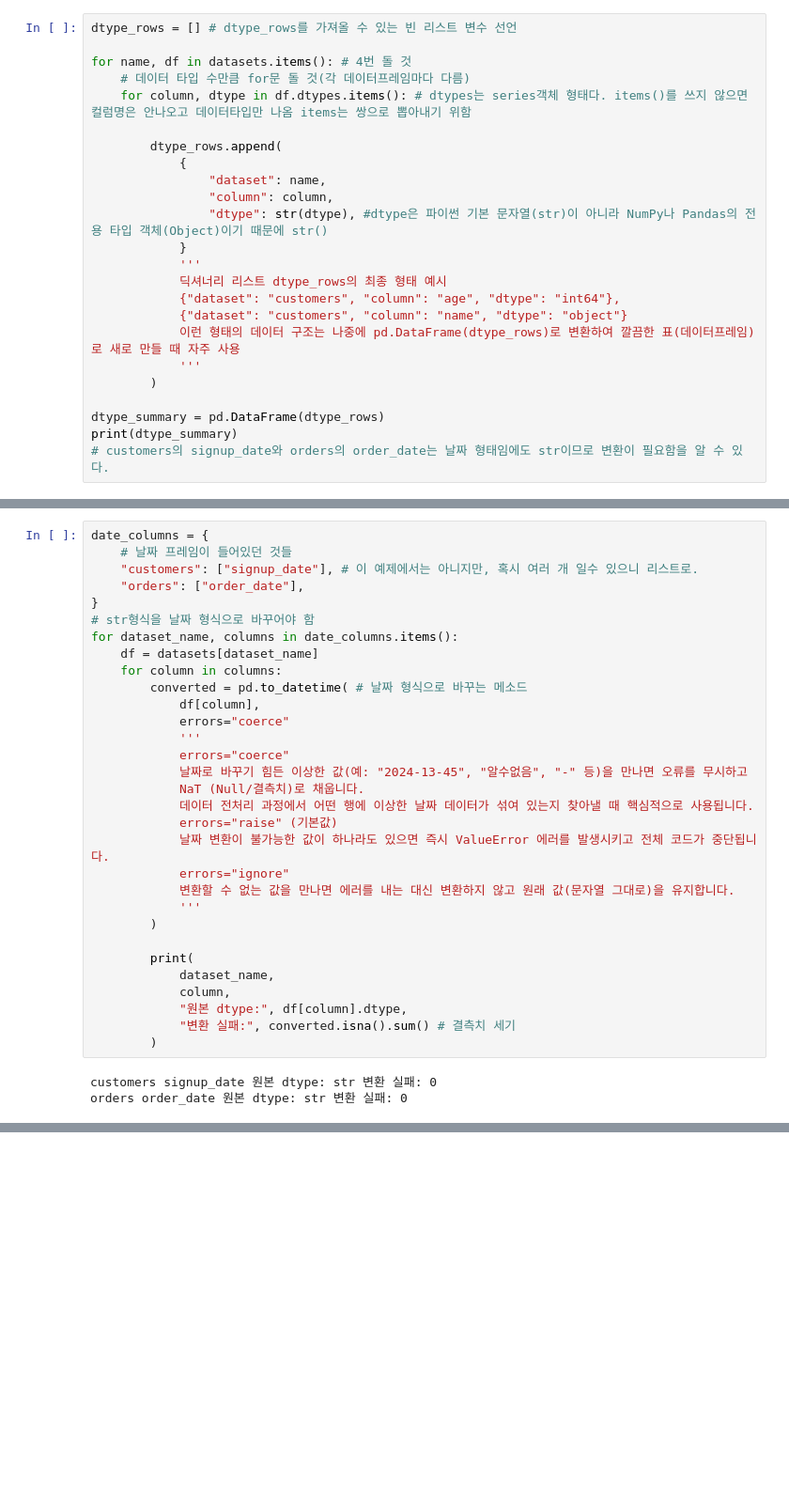
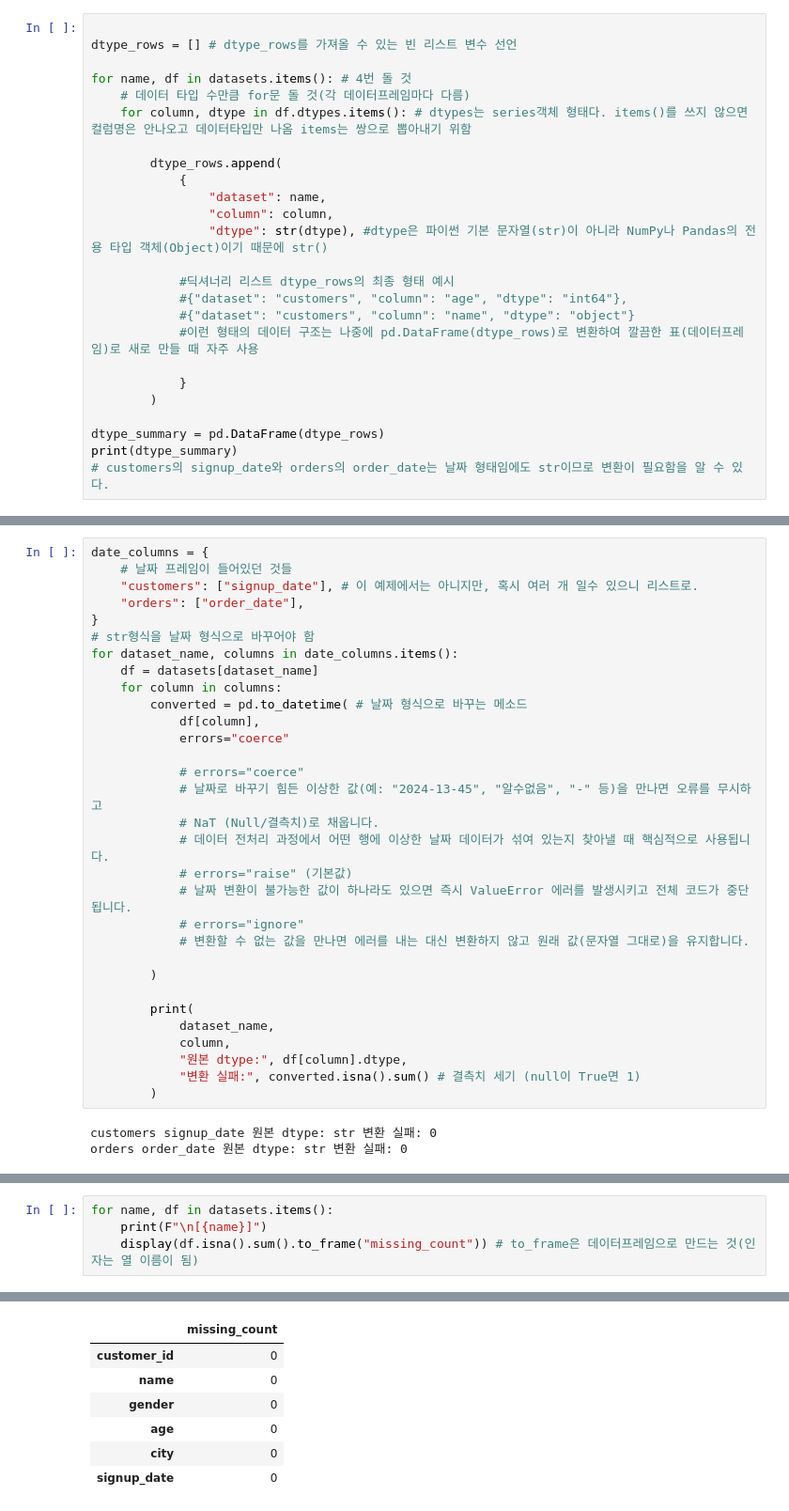
Before and after one commit to kixxuya/ai-data-analysis, a Jupyter notebook: notebooks/ch03_data_overview.ipynb, the cells around one changed output, grey strips where cells are left out. Shown at 94% size. Drawn from its saved outputs; the diff is of its cells as text; blank space fills up the shorter version.

```diff
--- a/notebooks/ch03_data_overview.ipynb
+++ b/notebooks/ch03_data_overview.ipynb
@@ -275,6 +275,7 @@ memory usage: 30.0 KB
 # %% [markdown]
 ## 48. dtype 요약표
 # %%
+
 dtype_rows = [] # dtype_rows를 가져올 수 있는 빈 리스트 변수 선언
 
 for name, df in datasets.items(): # 4번 돌 것
@@ -286,13 +287,13 @@ for name, df in datasets.items(): # 4번 돌 것
                 "dataset": name,
                 "column": column,
                 "dtype": str(dtype), #dtype은 파이썬 기본 문자열(str)이 아니라 NumPy나 Pandas의 전용 타입 객체(Object)이기 때문에 str()
+
+            #딕셔너리 리스트 dtype_rows의 최종 형태 예시
+            #{"dataset": "customers", "column": "age", "dtype": "int64"},
+            #{"dataset": "customers", "column": "name", "dtype": "object"}
+            #이런 형태의 데이터 구조는 나중에 pd.DataFrame(dtype_rows)로 변환하여 깔끔한 표(데이터프레임)로 새로 만들 때 자주 사용
+
             }
-            '''
-            딕셔너리 리스트 dtype_rows의 최종 형태 예시
-            {"dataset": "customers", "column": "age", "dtype": "int64"},
-            {"dataset": "customers", "column": "name", "dtype": "object"}
-            이런 형태의 데이터 구조는 나중에 pd.DataFrame(dtype_rows)로 변환하여 깔끔한 표(데이터프레임)로 새로 만들 때 자주 사용
-            '''
         )
 
 dtype_summary = pd.DataFrame(dtype_rows)
@@ -331,23 +332,23 @@ for dataset_name, columns in date_columns.items():
         converted = pd.to_datetime( # 날짜 형식으로 바꾸는 메소드
             df[column],
             errors="coerce"
-            '''
-            errors="coerce"
-            날짜로 바꾸기 힘든 이상한 값(예: "2024-13-45", "알수없음", "-" 등)을 만나면 오류를 무시하고
-            NaT (Null/결측치)로 채웁니다.
-            데이터 전처리 과정에서 어떤 행에 이상한 날짜 데이터가 섞여 있는지 찾아낼 때 핵심적으로 사용됩니다.
-            errors="raise" (기본값)
-            날짜 변환이 불가능한 값이 하나라도 있으면 즉시 ValueError 에러를 발생시키고 전체 코드가 중단됩니다.
-            errors="ignore"
-            변환할 수 없는 값을 만나면 에러를 내는 대신 변환하지 않고 원래 값(문자열 그대로)을 유지합니다.
-            '''
+
+            # errors="coerce"
+            # 날짜로 바꾸기 힘든 이상한 값(예: "2024-13-45", "알수없음", "-" 등)을 만나면 오류를 무시하고
+            # NaT (Null/결측치)로 채웁니다.
+            # 데이터 전처리 과정에서 어떤 행에 이상한 날짜 데이터가 섞여 있는지 찾아낼 때 핵심적으로 사용됩니다.
+            # errors="raise" (기본값)
+            # 날짜 변환이 불가능한 값이 하나라도 있으면 즉시 ValueError 에러를 발생시키고 전체 코드가 중단됩니다.
+            # errors="ignore"
+            # 변환할 수 없는 값을 만나면 에러를 내는 대신 변환하지 않고 원래 값(문자열 그대로)을 유지합니다.
+
         )
 
         print(
             dataset_name,
             column,
             "원본 dtype:", df[column].dtype,
-            "변환 실패:", converted.isna().sum() # 결측치 세기
+            "변환 실패:", converted.isna().sum() # 결측치 세기 (null이 True면 1)
         )
 # %% [output]
 customers signup_date 원본 dtype: str 변환 실패: 0
@@ -354,0 +358,5 @@ orders order_date 원본 dtype: str 변환 실패: 0
+# %%
+for name, df in datasets.items():
+    print(F"\n[{name}]")
+    display(df.isna().sum().to_frame("missing_count")) # to_frame은 데이터프레임으로 만드는 것(인자는 열 이름이 됨)
+# %% [output]
@@ -354,0 +364,7 @@ orders order_date 원본 dtype: str 변환 실패: 0
+|  | missing_count |
+| customer_id | 0 |
+| name | 0 |
+| gender | 0 |
+| age | 0 |
+| city | 0 |
+| signup_date | 0 |
```
Also changed, not shown: parts of 43 cells of this notebook, 2 other files.
